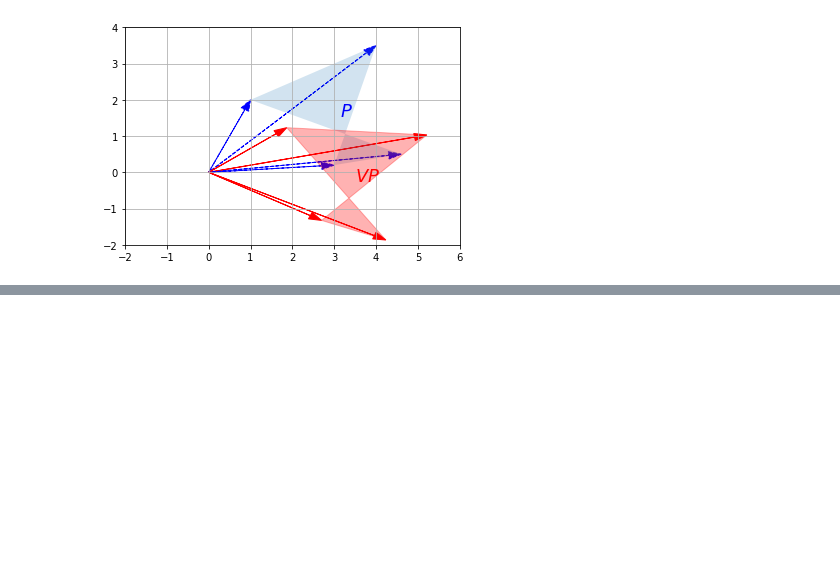
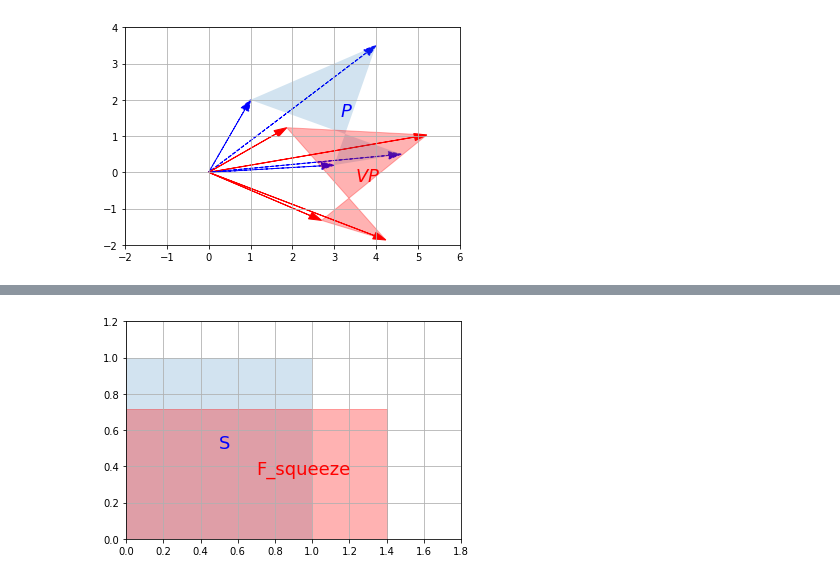
Before and after one commit to fanbyprinciple/hands_on_ml, a Jupyter notebook: maths/Linear Algebra.ipynb, the cells around one changed output, grey strips where cells are left out. Drawn from its saved outputs; the diff is of its cells as text; code cells hidden in the pictures; blank space fills up the shorter version.

```diff
--- a/maths/Linear Algebra.ipynb
+++ b/maths/Linear Algebra.ipynb
@@ -713,0 +752,8 @@ plt.show()
+# %%
+# effect on unit square
+
+plot_transformation(Square, F_squeeze.dot(Square), "S", "F_squeeze", axis=[0,1.8,0,1.2]
+                   )
+plt.show()
+# %% [output]
+[figure, added]
```
Also changed, not shown: parts of 30 cells of this notebook, 9 other files.
